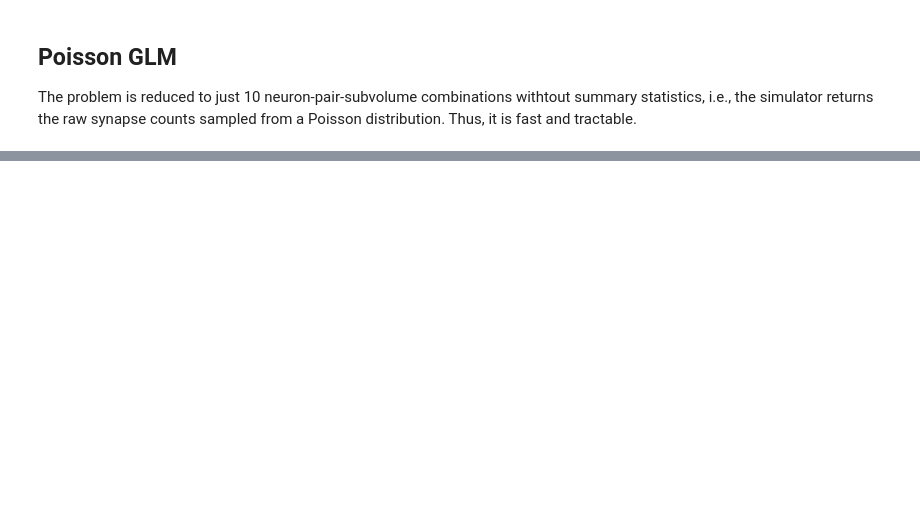
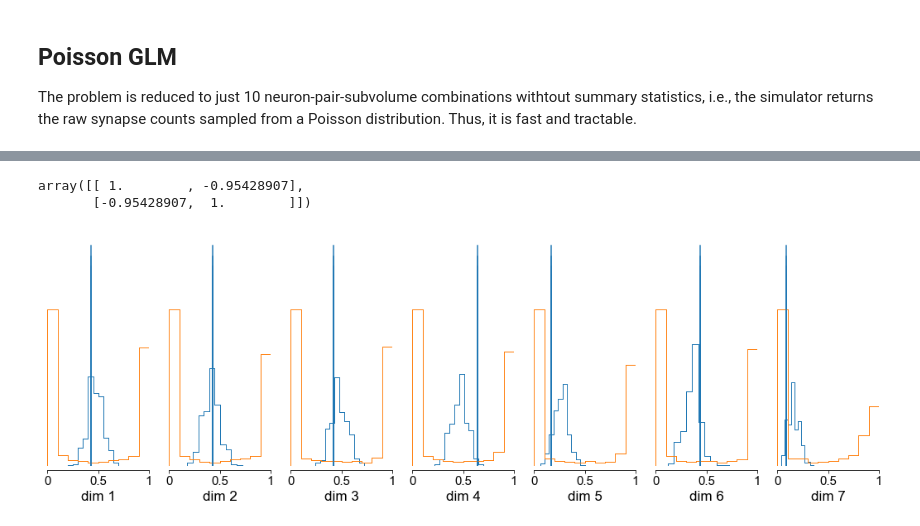
Before and after one commit to mackelab/sbi-for-connectomics, a Jupyter notebook: figures/Two-param-DSO-rule.ipynb, the cells around one changed output, grey strips where cells are left out. Saved outputs shown, nothing was run; the diff lists cells and outputs as text; code cells hidden in the pictures; blank space fills up the shorter version.

```diff
--- a/figures/Two-param-DSO-rule.ipynb
+++ b/figures/Two-param-DSO-rule.ipynb
@@ -122,0 +127,3 @@ plt.savefig("prior_predictive.png", dpi=300, bbox_inches='tight')
+# %%
+with open("../results/npe_dso_two_param_uniform_200000", "rb") as fh:
+    prior, de, *_ = pickle.load(fh).values()
@@ -122,0 +149,5 @@ plt.savefig("prior_predictive.png", dpi=300, bbox_inches='tight')
+# %%
+np.corrcoef(samples, rowvar=False)
+# %% [output]
+array([[ 1.        , -0.95428907],
+       [-0.95428907,  1.        ]])
@@ -122,0 +156,23 @@ plt.savefig("prior_predictive.png", dpi=300, bbox_inches='tight')
+# %%
+with open("../data/presimulated_dso_two_param_uniform_n200000.p", "rb") as fh:
+    _, thetas, xs = pickle.load(fh).values()
+    xs = xs.squeeze()
+# %%
+# posterior predictive samples
+simulator.rule = two_param_rule_dependent
+
+def batch_loop_simulator(theta):
+        """Return a batch of simulations by looping over a batch of parameters."""
+        assert theta.ndim > 1, "Theta must have a batch dimension."
+        # Simulate in loop
+        xs = list(map(simulator, theta))
+        # Stack over batch to keep x_shape
+        return torch.stack(xs)
+
+
+xos = simulate_in_batches(batch_simulator, samples[:1000], sim_batch_size=50, num_workers=20)
+# %%
+marginal_plot([xos.squeeze(), xs[:1000]], upper="scatter",
+              hist_diag=dict(bins=10), points=xo.squeeze(), figsize=(18, 5));
+# %% [output]
+[figure, added]
```
Also changed, not shown: parts of 13 cells of this notebook, 1 other file.
